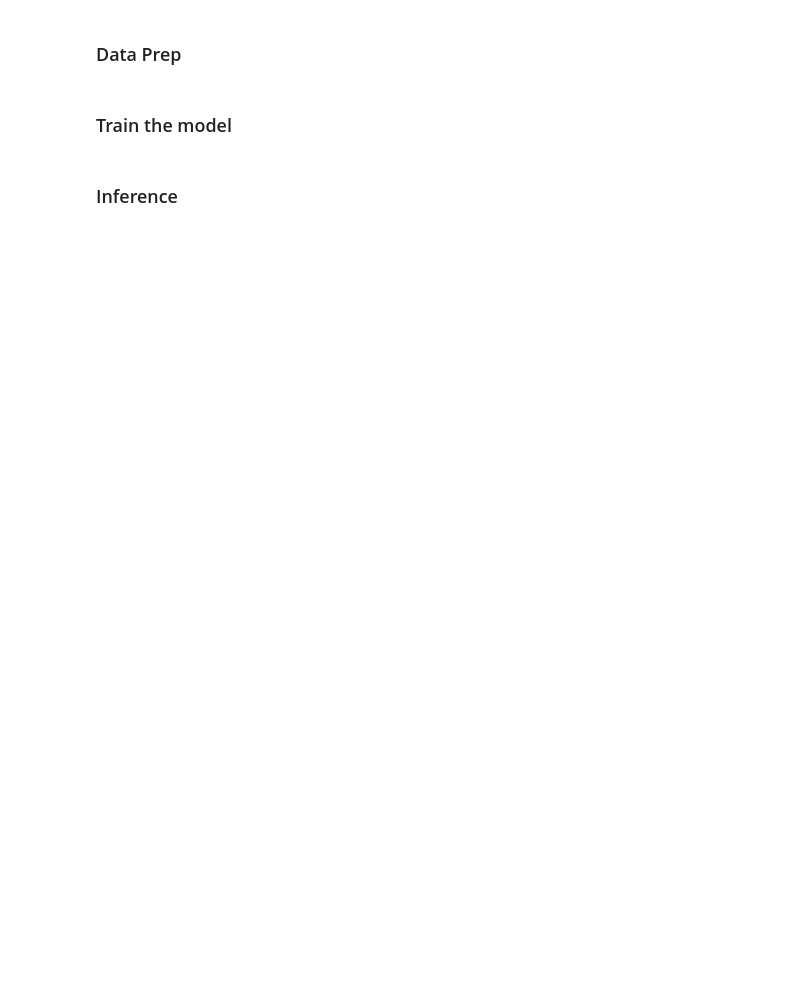
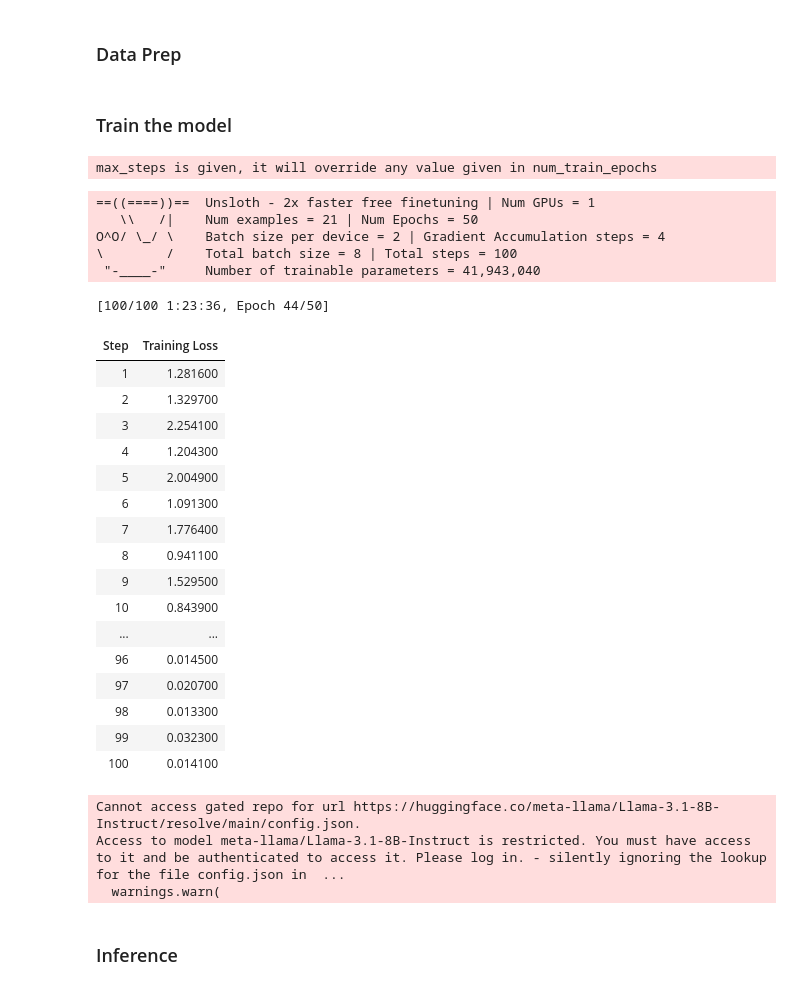
Before and after one commit to thanh-tran-visma/phx-gpt, a Jupyter notebook: app/llm/fine-tuning/Llama_3_1_8b_blueVi_GPT_Unsloth_finetuning.ipynb, the cells around one changed output. Drawn from its saved outputs; the diff is of its cells as text; code cells hidden in the pictures; blank space fills up the shorter version.

```diff
--- a/app/llm/fine-tuning/Llama_3_1_8b_blueVi_GPT_Unsloth_finetuning.ipynb
+++ b/app/llm/fine-tuning/Llama_3_1_8b_blueVi_GPT_Unsloth_finetuning.ipynb
@@ -3,3 +3,5 @@
 !pip install unsloth
 # Also get the latest nightly Unsloth!
 !pip uninstall unsloth -y && pip install --upgrade --no-cache-dir "unsloth[colab-new] @ git+https://github.com/unslothai/unsloth.git"
+# %%
+hf_token = ""
@@ -18,5 +29,5 @@ model, tokenizer = FastLanguageModel.from_pretrained(
     max_seq_length=max_seq_length,
     dtype=dtype,
     load_in_4bit=load_in_4bit,
-    token="",
+    token=hf_token,
 )
@@ -100,12 +122,12 @@ trainer = SFTTrainer(
     dataset_text_field="text",
     max_seq_length=max_seq_length,
     dataset_num_proc=2,
-    packing=True,  # Can make training 5x faster for short sequences.
+    packing=True,
     args=TrainingArguments(
         per_device_train_batch_size=2,
         gradient_accumulation_steps=4,
         warmup_steps=5,
-        max_steps=60,
+        max_steps=100,
         learning_rate=2e-4,
         fp16=not is_bfloat16_supported(),
         bf16=is_bfloat16_supported(),
@@ -118,8 +140,37 @@ trainer = SFTTrainer(
         report_to="none",
     ),
 )
+# %% [output]
+max_steps is given, it will override any value given in num_train_epochs
 # %%
-trainer_stats = trainer.train()
+train_output = trainer.train()
+# %% [output]
+==((====))==  Unsloth - 2x faster free finetuning | Num GPUs = 1
+   \\   /|    Num examples = 21 | Num Epochs = 50
+O^O/ \_/ \    Batch size per device = 2 | Gradient Accumulation steps = 4
+\        /    Total batch size = 8 | Total steps = 100
+ "-____-"     Number of trainable parameters = 41,943,040
+[100/100 1:23:36, Epoch 44/50]
+| Step | Training Loss |
+| 1 | 1.281600 |
+| 2 | 1.329700 |
+| 3 | 2.254100 |
+| 4 | 1.204300 |
+| 5 | 2.004900 |
+| 6 | 1.091300 |
+| 7 | 1.776400 |
+| 8 | 0.941100 |
+| 9 | 1.529500 |
+| 10 | 0.843900 |
+| ... | ... |
+| 96 | 0.014500 |
+| 97 | 0.020700 |
+| 98 | 0.013300 |
+| 99 | 0.032300 |
+| 100 | 0.014100 |
+Cannot access gated repo for url https://huggingface.co/meta-llama/Llama-3.1-8B-Instruct/resolve/main/config.json.
+Access to model meta-llama/Llama-3.1-8B-Instruct is restricted. You must have access to it and be authenticated to access it. Please log in. - silently ignoring the lookup for the file config.json in  ...
+  warnings.warn(
 # %% [markdown]
 <a name="Inference"></a>
 ### Inference
```
Also changed, not shown: parts of 11 cells of this notebook, 10 other files.
